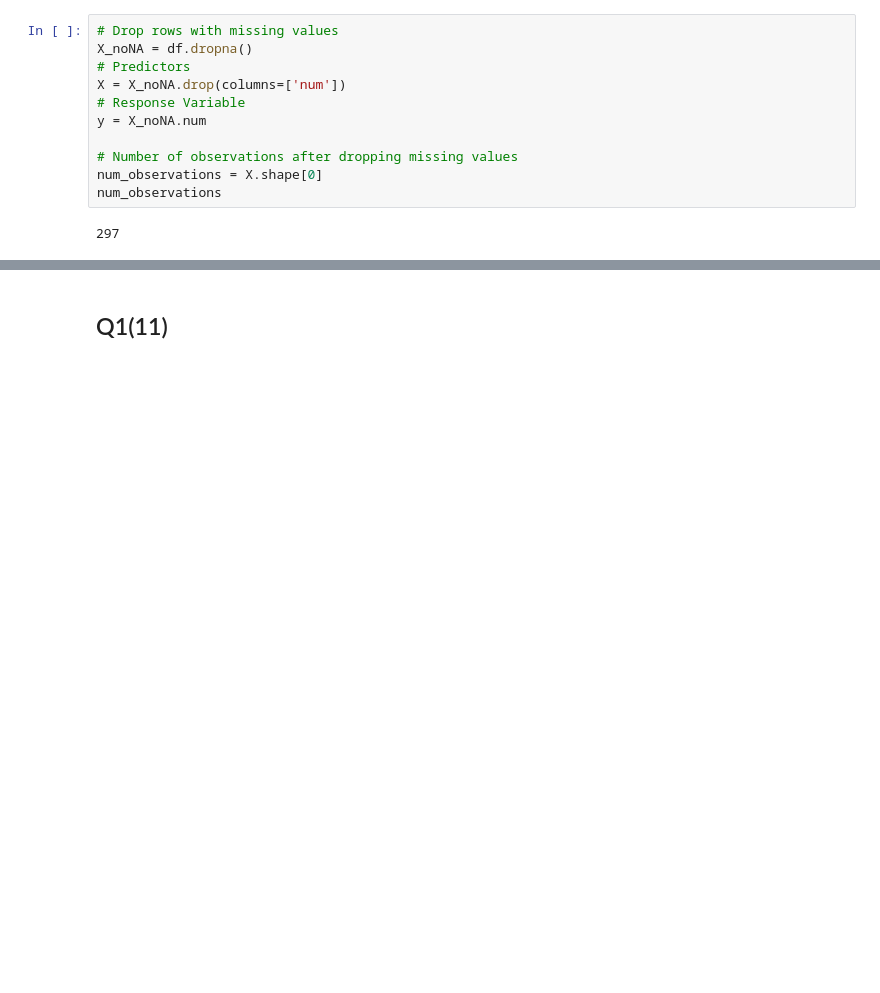
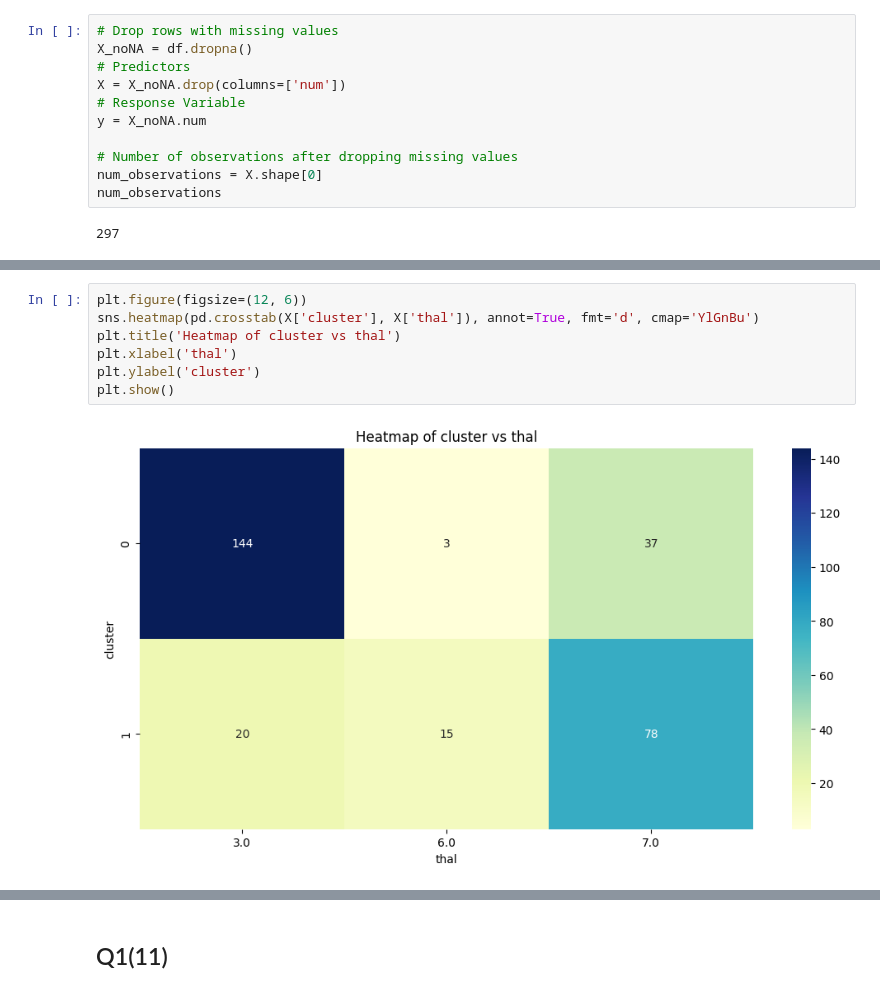
Before and after one commit to Shiyun00/clust-omics, a Jupyter notebook: STATS3DA3_A6.ipynb, the cells around one changed output, grey strips where cells are left out. Drawn from its saved outputs; the diff is of its cells as text; blank space fills up the shorter version.

```diff
--- a/STATS3DA3_A6.ipynb
+++ b/STATS3DA3_A6.ipynb
@@ -146,0 +265,9 @@ There are 297 osbervations after dropping the missing values.
+# %%
+plt.figure(figsize=(12, 6))
+sns.heatmap(pd.crosstab(X['cluster'], X['thal']), annot=True, fmt='d', cmap='YlGnBu')
+plt.title('Heatmap of cluster vs thal')
+plt.xlabel('thal')
+plt.ylabel('cluster')
+plt.show()
+# %% [output]
+[figure, added]
```
Also changed, not shown: parts of 52 cells of this notebook.
